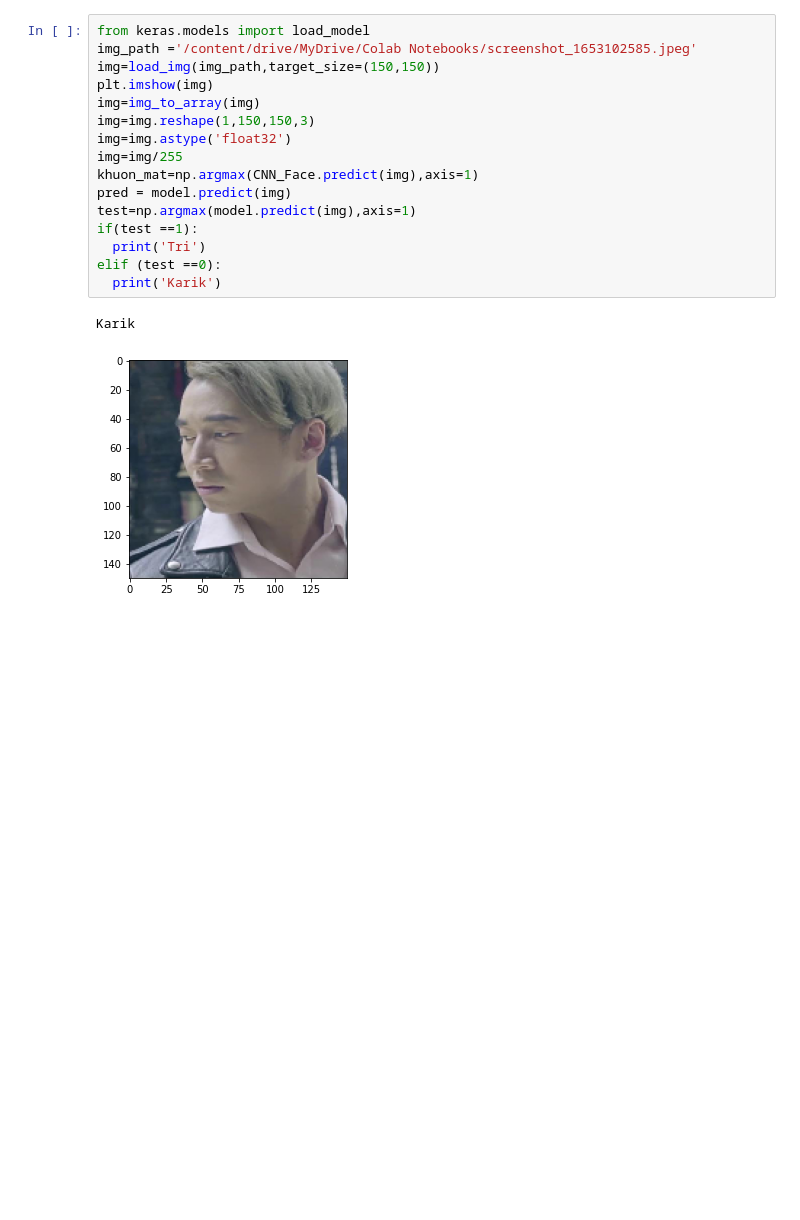
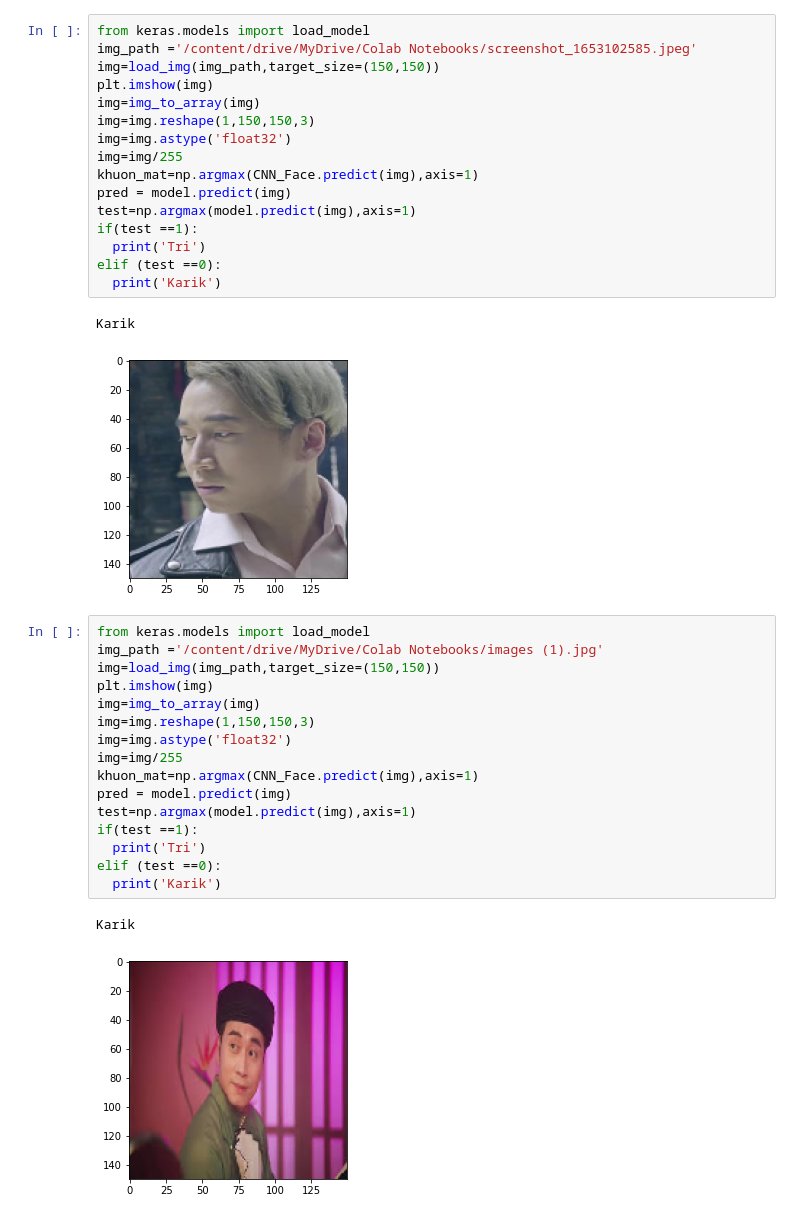
Before and after one commit to uyminhtri2702/AI, a Jupyter notebook: Face_TRI.ipynb, the cells around one changed output. Saved outputs shown, nothing was run; the diff lists cells and outputs as text; blank space fills up the shorter version.

Commit message:
Được tạo bằng Colaboratory

```diff
--- a/Face_TRI.ipynb
+++ b/Face_TRI.ipynb
@@ -154,3 +154,22 @@ elif (test ==0):
 # %% [output]
 Karik
 [figure]
+# %%
+from keras.models import load_model
+img_path ='/content/drive/MyDrive/Colab Notebooks/images (1).jpg'
+img=load_img(img_path,target_size=(150,150))
+plt.imshow(img)
+img=img_to_array(img)
+img=img.reshape(1,150,150,3)
+img=img.astype('float32')
+img=img/255
+khuon_mat=np.argmax(CNN_Face.predict(img),axis=1)
+pred = model.predict(img)
+test=np.argmax(model.predict(img),axis=1)
+if(test ==1):
+  print('Tri')
+elif (test ==0):
+  print('Karik')
+# %% [output]
+Karik
+[figure, added]
```
Also changed, not shown: parts of 4 cells of this notebook.
